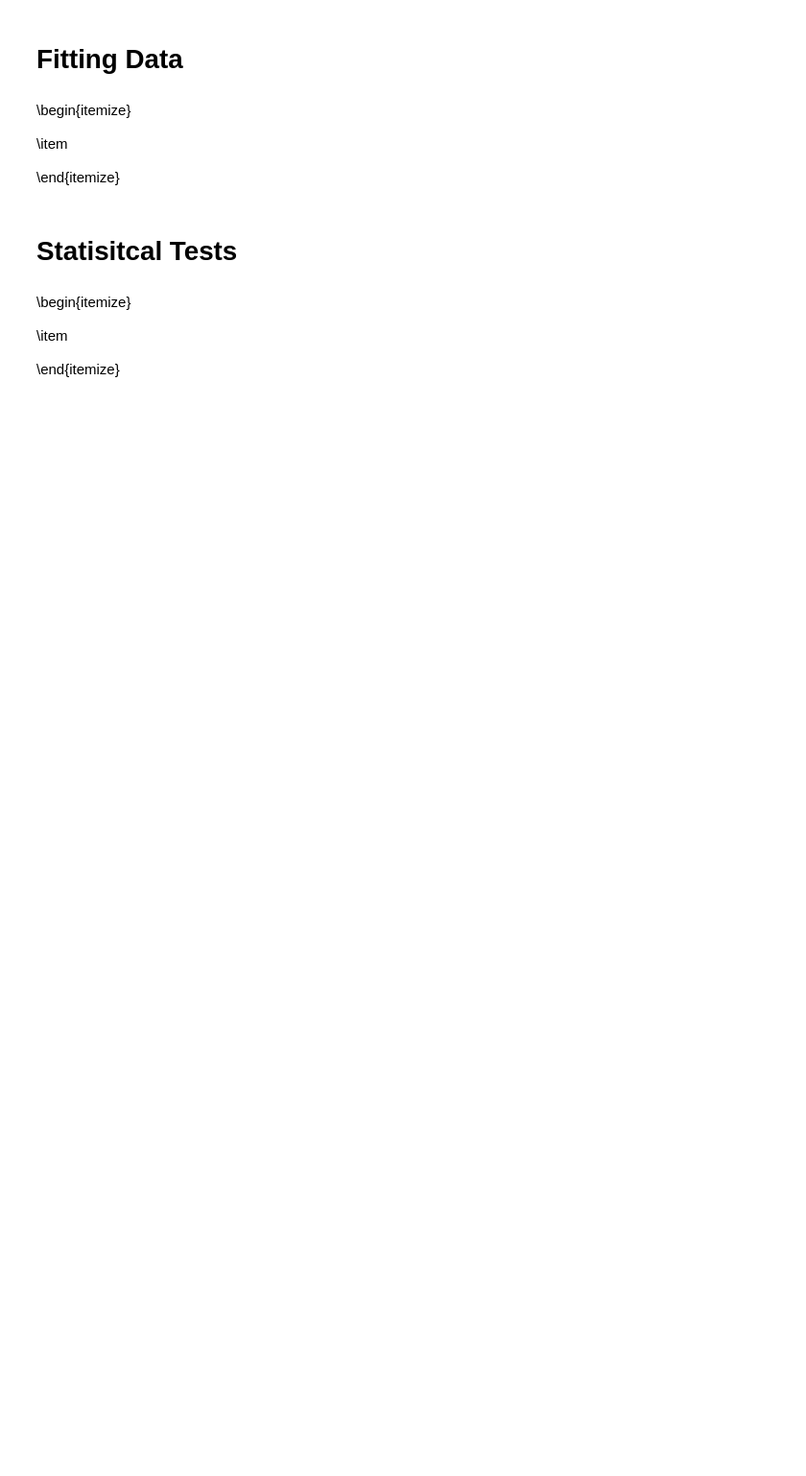
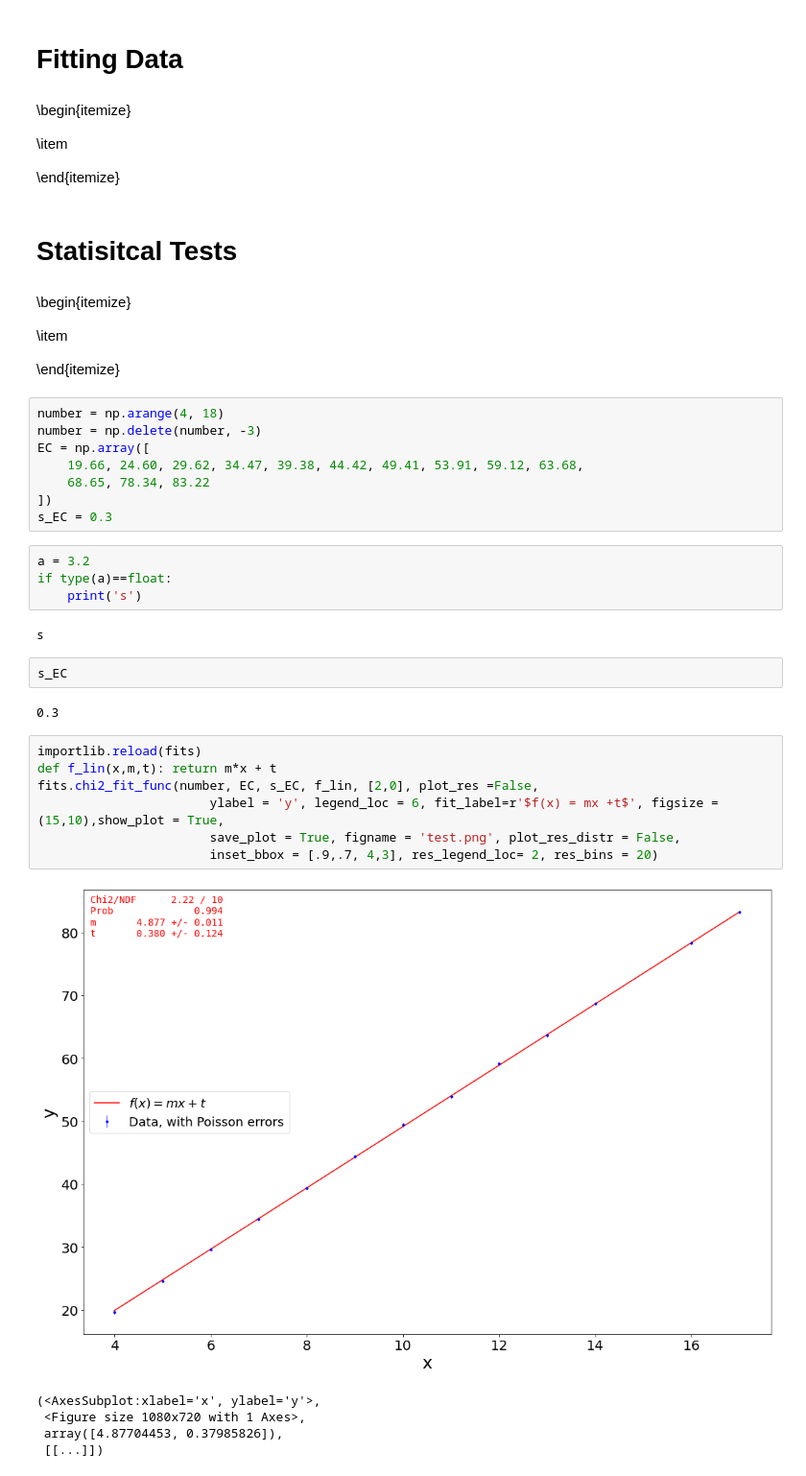
Before and after one commit to kirilklein/Applied_Statistics, a Jupyter notebook: Exam/main_exam.ipynb, the cells around one changed output. Shown at 96% size. Saved outputs shown, nothing was run; the diff lists cells and outputs as text; blank space fills up the shorter version.

```diff
--- a/Exam/main_exam.ipynb
+++ b/Exam/main_exam.ipynb
@@ -73,3 +77,34 @@ The integral $F(x) = \int_{-\infty}^xdx'f(x')$ is
 \item
 
 \end{itemize}
+# %%
+number = np.arange(4, 18)
+number = np.delete(number, -3)
+EC = np.array([
+    19.66, 24.60, 29.62, 34.47, 39.38, 44.42, 49.41, 53.91, 59.12, 63.68,
+    68.65, 78.34, 83.22
+])
+s_EC = 0.3
+# %%
+a = 3.2
+if type(a)==float:
+    print('s')
+# %% [output]
+s
+# %%
+s_EC
+# %% [output]
+0.3
+# %%
+importlib.reload(fits)
+def f_lin(x,m,t): return m*x + t
+fits.chi2_fit_func(number, EC, s_EC, f_lin, [2,0], plot_res =False,
+                       ylabel = 'y', legend_loc = 6, fit_label=r'$f(x) = mx +t$', figsize = (15,10),show_plot = True,
+                       save_plot = True, figname = 'test.png', plot_res_distr = False,
+                       inset_bbox = [.9,.7, 4,3], res_legend_loc= 2, res_bins = 20)
+# %% [output]
+[figure, added]
+(<AxesSubplot:xlabel='x', ylabel='y'>,
+ <Figure size 1080x720 with 1 Axes>,
+ array([4.87704453, 0.37985826]),
+ [[...]])
```
Also changed, not shown: parts of 5 cells of this notebook, 1 other file.
